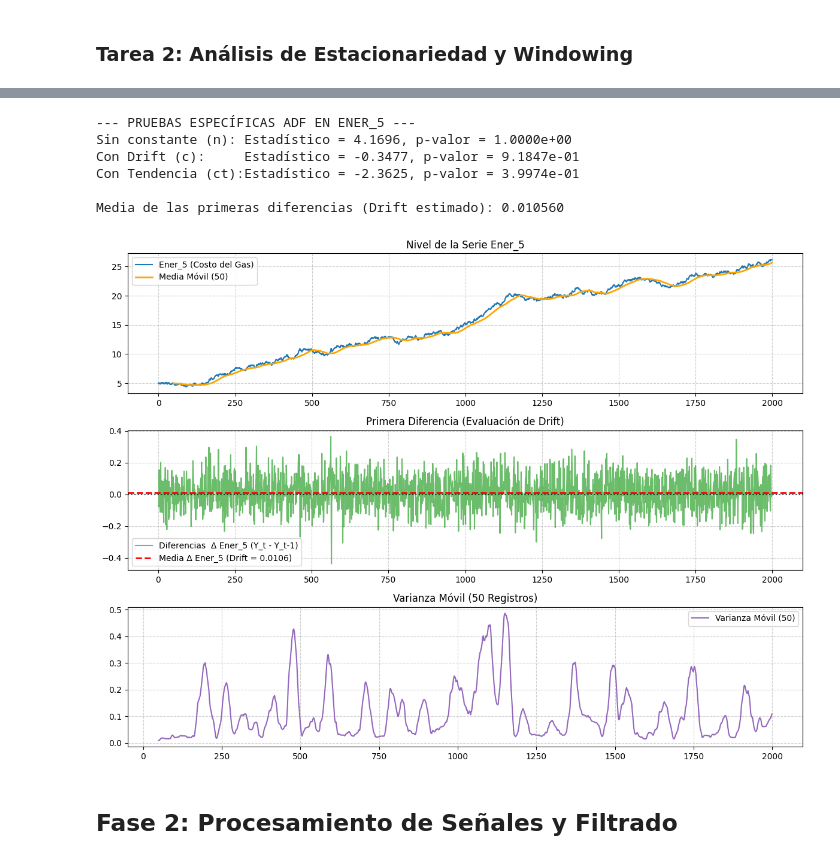
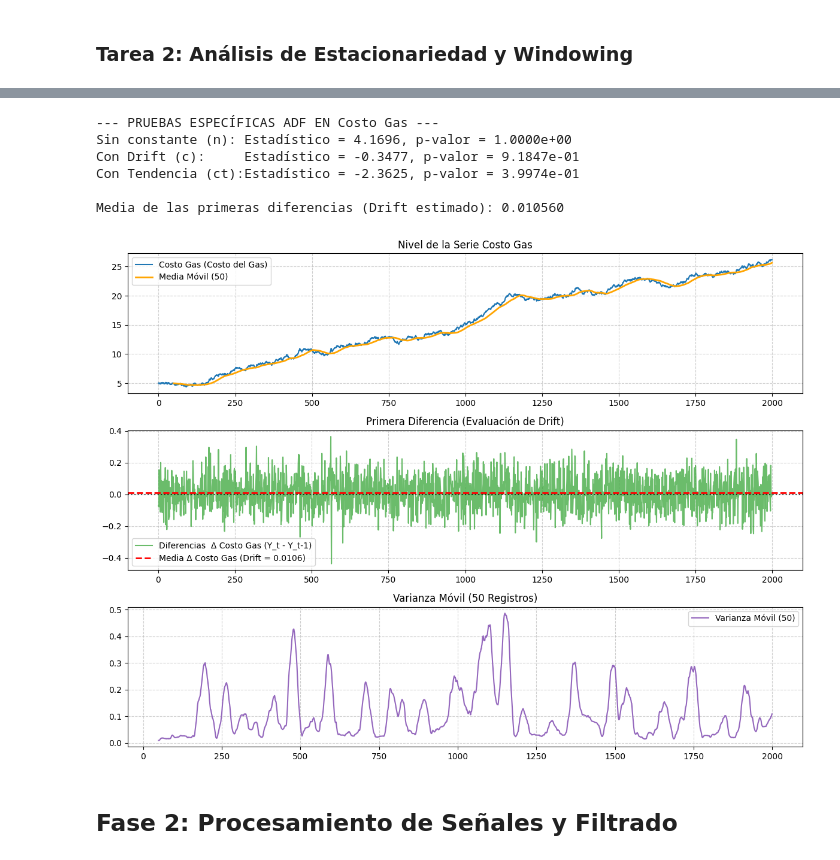
Before and after one commit to nceballosp/los_falsos_positivos_taller_practico_03, a Jupyter notebook: notebooks/taller_practico_03.ipynb, the cells around one changed output, grey strips where cells are left out. Drawn from its saved outputs; the diff is of its cells as text; code cells hidden in the pictures.

Commit message:
Rename Cols

```diff
--- a/notebooks/taller_practico_03.ipynb
+++ b/notebooks/taller_practico_03.ipynb
@@ -72,4 +33,6 @@ Length: 2000, dtype: float64
 # %%
+## Renombrar Columnas DFs
+
 cols_agro = {
     'Agro_1' : 'Humedad',
     'Agro_2' : 'Evaporacion',
@@ -83,7 +46,6 @@ cols_agro = {
     'Agro_10' : 'Varianza Viento'
 }
 
-
 cols_ener = {
     'Ener_1' : 'Demanda',
     'Ener_2' : 'Precio',
@@ -96,3 +58,10 @@ cols_ener = {
     'Ener_9' : 'Voltaje',
     'Ener_10' : 'Potencia'
 }
+
+
+df_agro = df_agro.rename(columns=cols_agro)
+df_agro_noise = df_agro_noise.rename(columns=cols_agro)
+
+df_ener = df_ener.rename(columns=cols_ener)
+df_ener_noise = df_ener_noise.rename(columns=cols_ener)
@@ -105,0 +68,2 @@ Index(['Agro_1', 'Agro_2', 'Agro_3', 'Agro_4', 'Agro_5', 'Agro_6', 'Agro_7',
+# %%
+df_agro['Humedad'] = df_agro['Humedad'].astype(float)
@@ -108,12 +88,10 @@ fig = px.scatter_map(
     df_agro,
     lat="Latitude",
     lon="Longitude",
-    color="Agro_5",
-    size="Agro_1",
+    color="NVDI",
+    size="Humedad",
     zoom=10,
-    # title="Scatter Map"
+    title="Scatter Map Agro"
 )
 
-# Apply free map tile layers so you do not need a token
-# fig.update_layout(mapbox_style="open-street-map")
 fig.show()
@@ -213,55 +175,55 @@ else:
 [figure]
 # %%
-ener5 = df_ener['Ener_5'].dropna()
+ener5 = df_ener['Costo Gas'].dropna()
 diff_ener5 = ener5.diff().dropna()
 
-# 1. Ajuste de especificaciones ADF para Ener_5
+# 1. Ajuste de especificaciones ADF para Costo Gas
 res_n = adfuller(ener5, regression='n')   # Sin constante (Pure Random Walk)
 res_c = adfuller(ener5, regression='c')   # Con constante/drift
 res_ct = adfuller(ener5, regression='ct') # Con constante y tendencia lineal
 
-print("--- PRUEBAS ESPECÍFICAS ADF EN ENER_5 ---")
+print("--- PRUEBAS ESPECÍFICAS ADF EN Costo Gas ---")
 print(f"Sin constante (n): Estadístico = {res_n[0]:.4f}, p-valor = {res_n[1]:.4e}")
 print(f"Con Drift (c):     Estadístico = {res_c[0]:.4f}, p-valor = {res_c[1]:.4e}")
 print(f"Con Tendencia (ct):Estadístico = {res_ct[0]:.4f}, p-valor = {res_ct[1]:.4e}")
 
 mean_diff = diff_ener5.mean()
 print(f"\nMedia de las primeras diferencias (Drift estimado): {mean_diff:.6f}")
 
 # 2. Visualización
 fig, axes = plt.subplots(3, 1, figsize=(12, 9))
 
-# Subplot 1: Serie Ener_5 y Media Móvil (50)
-axes[0].plot(ener5, color='tab:blue', label='Ener_5 (Costo del Gas)')
+# Subplot 1: Serie Costo Gas y Media Móvil (50)
+axes[0].plot(ener5, color='tab:blue', label='Costo Gas (Costo del Gas)')
 axes[0].plot(ener5.rolling(50).mean(), color='orange', linewidth=2, label='Media Móvil (50)')
-axes[0].set_title('Nivel de la Serie Ener_5')
+axes[0].set_title('Nivel de la Serie Costo Gas')
 axes[0].legend()
 axes[0].grid(True, linestyle='--', alpha=0.6)
 
-# Subplot 2: Primeras Diferencias (Δ Ener_5) y su Drift Estimado
-axes[1].plot(diff_ener5, color='tab:green', alpha=0.7, label='Diferencias  Δ Ener_5 (Y_t - Y_t-1)')
-axes[1].axhline(mean_diff, color='red', linestyle='--', linewidth=2, label=f'Media Δ Ener_5 (Drift = {mean_diff:.4f})')
+# Subplot 2: Primeras Diferencias (Δ Costo Gas) y su Drift Estimado
+axes[1].plot(diff_ener5, color='tab:green', alpha=0.7, label='Diferencias  Δ Costo Gas (Y_t - Y_t-1)')
+axes[1].axhline(mean_diff, color='red', linestyle='--', linewidth=2, label=f'Media Δ Costo Gas (Drift = {mean_diff:.4f})')
 axes[1].axhline(0, color='black', linestyle=':', alpha=0.7)
 axes[1].set_title('Primera Diferencia (Evaluación de Drift)')
 axes[1].legend()
 axes[1].grid(True, linestyle='--', alpha=0.6)
 
 # Subplot 3: Varianza Móvil (50) de la Serie en Nivel
 axes[2].plot(ener5.rolling(50).var(), color='tab:purple', label='Varianza Móvil (50)')
 axes[2].set_title('Varianza Móvil (50 Registros)')
 axes[2].legend()
 axes[2].grid(True, linestyle='--', alpha=0.6)
 
 plt.tight_layout()
 plt.show()
 # %% [output]
---- PRUEBAS ESPECÍFICAS ADF EN ENER_5 ---
+--- PRUEBAS ESPECÍFICAS ADF EN Costo Gas ---
 Sin constante (n): Estadístico = 4.1696, p-valor = 1.0000e+00
 Con Drift (c):     Estadístico = -0.3477, p-valor = 9.1847e-01
 Con Tendencia (ct):Estadístico = -2.3625, p-valor = 3.9974e-01
 
 Media de las primeras diferencias (Drift estimado): 0.010560
-[figure, old version]
+[figure, new version]
 # %% [markdown]
 ## Fase 2: Procesamiento de Señales y Filtrado
 # %% [markdown]
```
Also changed, not shown: parts of 18 cells of this notebook.
